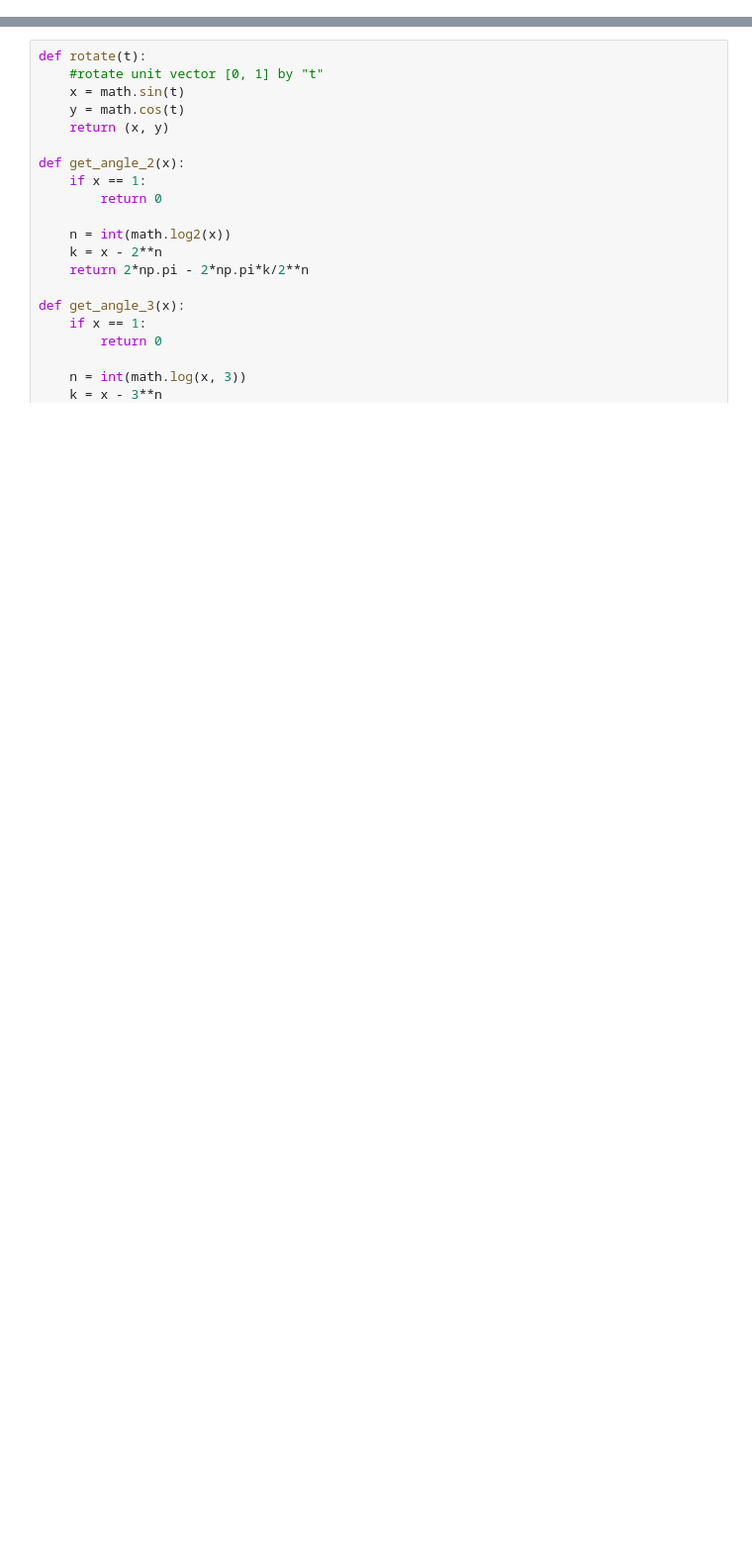
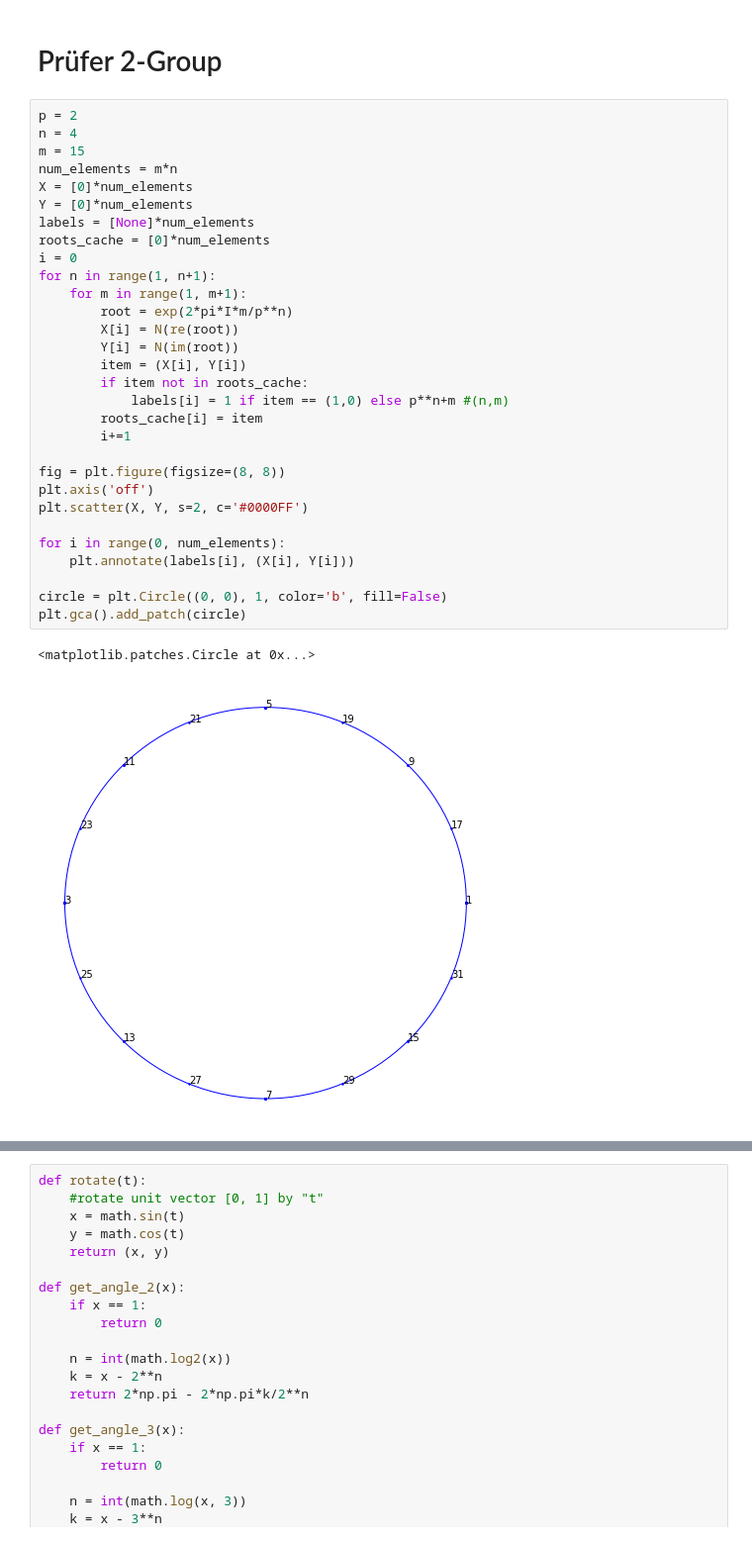
Before and after one commit to Sultanow/pedal_curves, a Jupyter notebook: python/notebooks/caustics_base2_3.ipynb, the cells around one changed output, grey strips where cells are left out. Shown at 99% size. Saved outputs shown, nothing was run; the diff lists cells and outputs as text; blank space fills up the shorter version.

```diff
--- a/python/notebooks/caustics_base2_3.ipynb
+++ b/python/notebooks/caustics_base2_3.ipynb
@@ -4,3 +6,38 @@ import math
 import matplotlib.pyplot as plt
 import matplotlib.lines as mlines
 from matplotlib.collections import LineCollection
+# %% [markdown]
+# Prüfer 2-Group
+# %%
+p = 2
+n = 4
+m = 15
+num_elements = m*n
+X = [0]*num_elements
+Y = [0]*num_elements
+labels = [None]*num_elements
+roots_cache = [0]*num_elements
+i = 0
+for n in range(1, n+1):
+    for m in range(1, m+1):
+        root = exp(2*pi*I*m/p**n)
+        X[i] = N(re(root))
+        Y[i] = N(im(root))
+        item = (X[i], Y[i])
+        if item not in roots_cache:
+            labels[i] = 1 if item == (1,0) else p**n+m #(n,m)
+        roots_cache[i] = item
+        i+=1
+
+fig = plt.figure(figsize=(8, 8))
+plt.axis('off')
+plt.scatter(X, Y, s=2, c='#0000FF')
+
+for i in range(0, num_elements):
+    plt.annotate(labels[i], (X[i], Y[i]))
+
+circle = plt.Circle((0, 0), 1, color='b', fill=False)
+plt.gca().add_patch(circle)
+# %% [output]
+<matplotlib.patches.Circle at 0x...>
+[figure, added]
```
Also changed, not shown: parts of 7 cells of this notebook.
